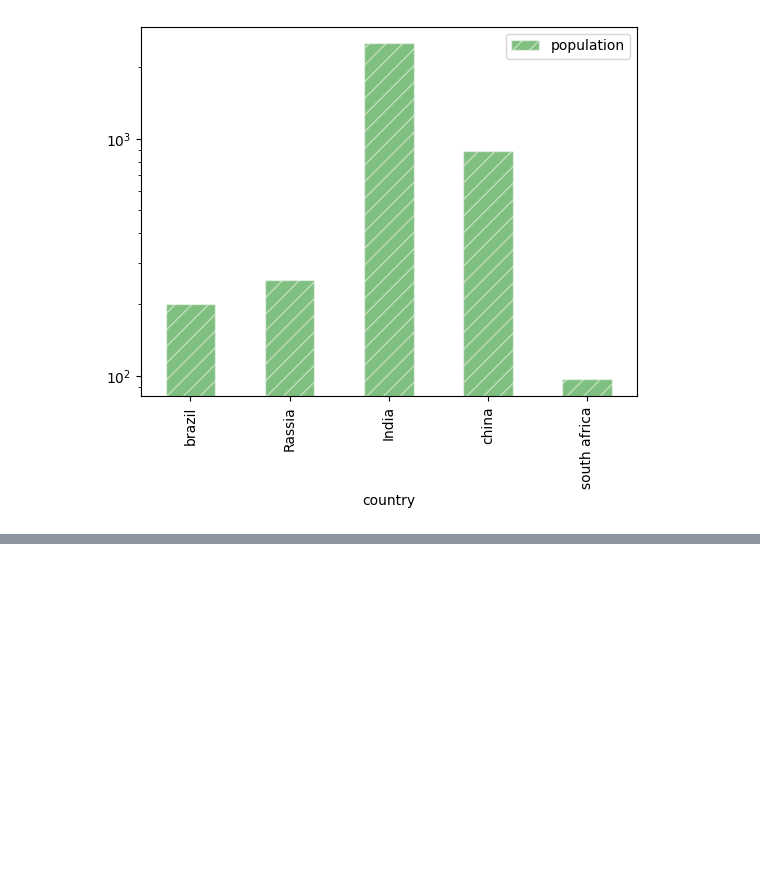
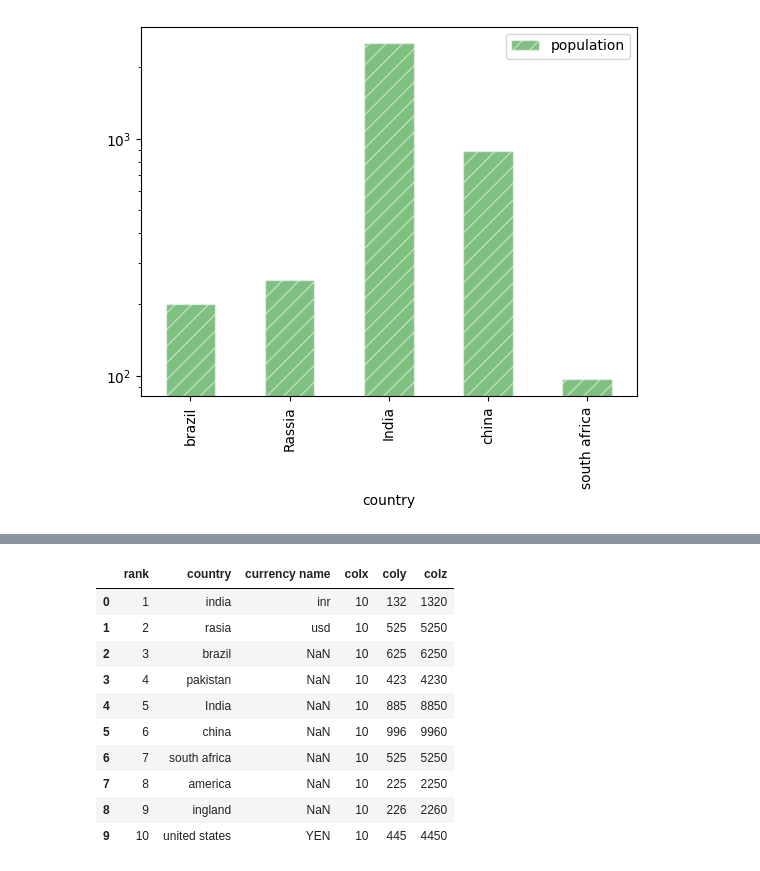
Before and after one commit to divyanshguatam/python-data-science, a Jupyter notebook: pandas_basic.ipynb, the cells around one changed output, grey strips where cells are left out. Cells and saved outputs as stored; diff of their text form; code cells hidden in the pictures; blank space fills up the shorter version.

```diff
--- a/pandas_basic.ipynb
+++ b/pandas_basic.ipynb
@@ -125,0 +170,7 @@ AttributeError: 'DataFrame' object has no attribute 'coloumns'
+# %%
+df = df.rename(
+    columns={
+        'rank':'rank',
+        'country name':'country',
+    }
+)
@@ -125,0 +191,2 @@ AttributeError: 'DataFrame' object has no attribute 'coloumns'
+# %%
+df.iloc[9] = df.iloc[9].replace(np.nan,"YEN")
@@ -125,0 +207,2 @@ AttributeError: 'DataFrame' object has no attribute 'coloumns'
+# %%
+df['colx']= 10
@@ -125,0 +223,4 @@ AttributeError: 'DataFrame' object has no attribute 'coloumns'
+# %%
+values = [132,525,625,423,885,996,525,225,226,445,]
+df['coly'] = values
+df
@@ -125,0 +239,15 @@ AttributeError: 'DataFrame' object has no attribute 'coloumns'
+# %%
+df['colz']= df['colx'] * df['coly']
+df
+# %% [output]
+|  | rank | country | currency name | colx | coly | colz |
+| 0 | 1 | india | inr | 10 | 132 | 1320 |
+| 1 | 2 | rasia | usd | 10 | 525 | 5250 |
+| 2 | 3 | brazil | NaN | 10 | 625 | 6250 |
+| 3 | 4 | pakistan | NaN | 10 | 423 | 4230 |
+| 4 | 5 | India | NaN | 10 | 885 | 8850 |
+| 5 | 6 | china | NaN | 10 | 996 | 9960 |
+| 6 | 7 | south africa | NaN | 10 | 525 | 5250 |
+| 7 | 8 | america | NaN | 10 | 225 | 2250 |
+| 8 | 9 | ingland | NaN | 10 | 226 | 2260 |
+| 9 | 10 | united states | YEN | 10 | 445 | 4450 |
```
Also changed, not shown: parts of 21 cells of this notebook, 2 other files.
